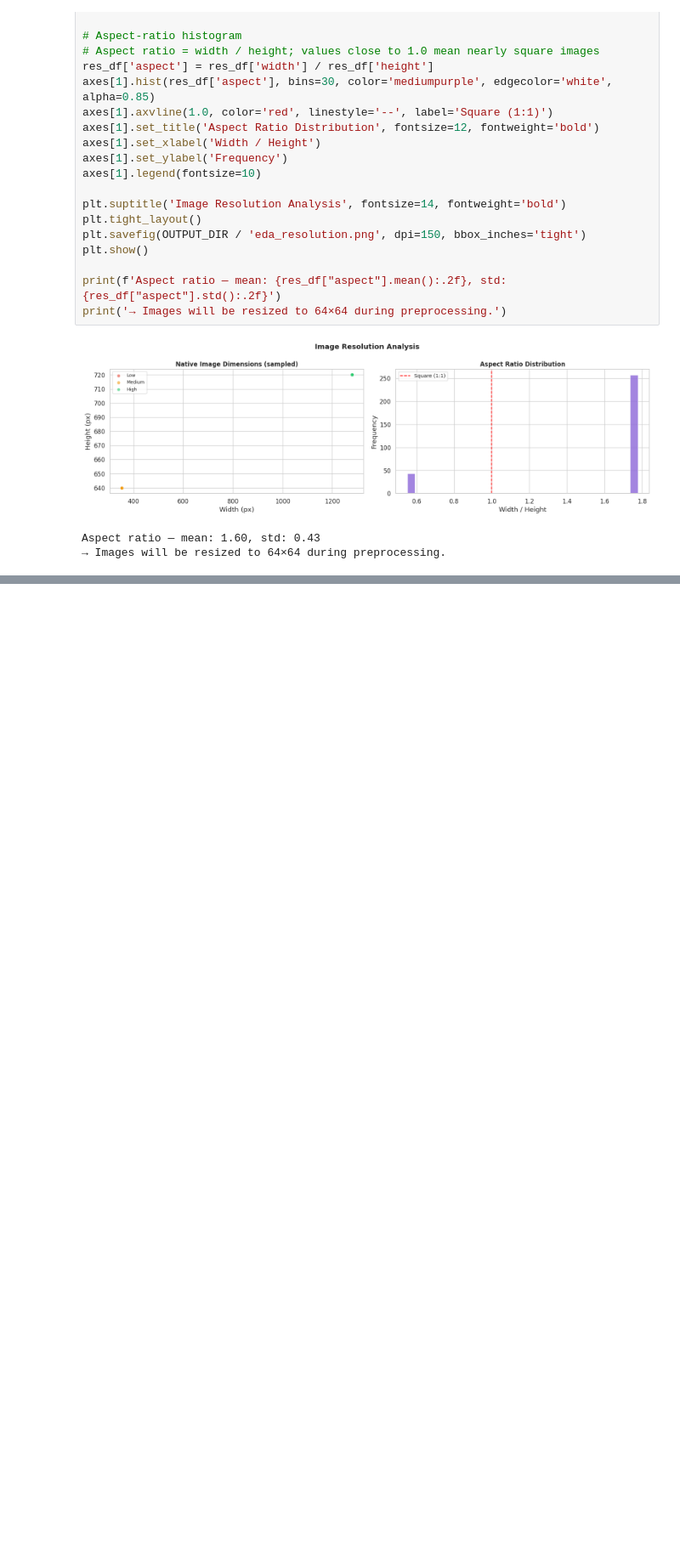
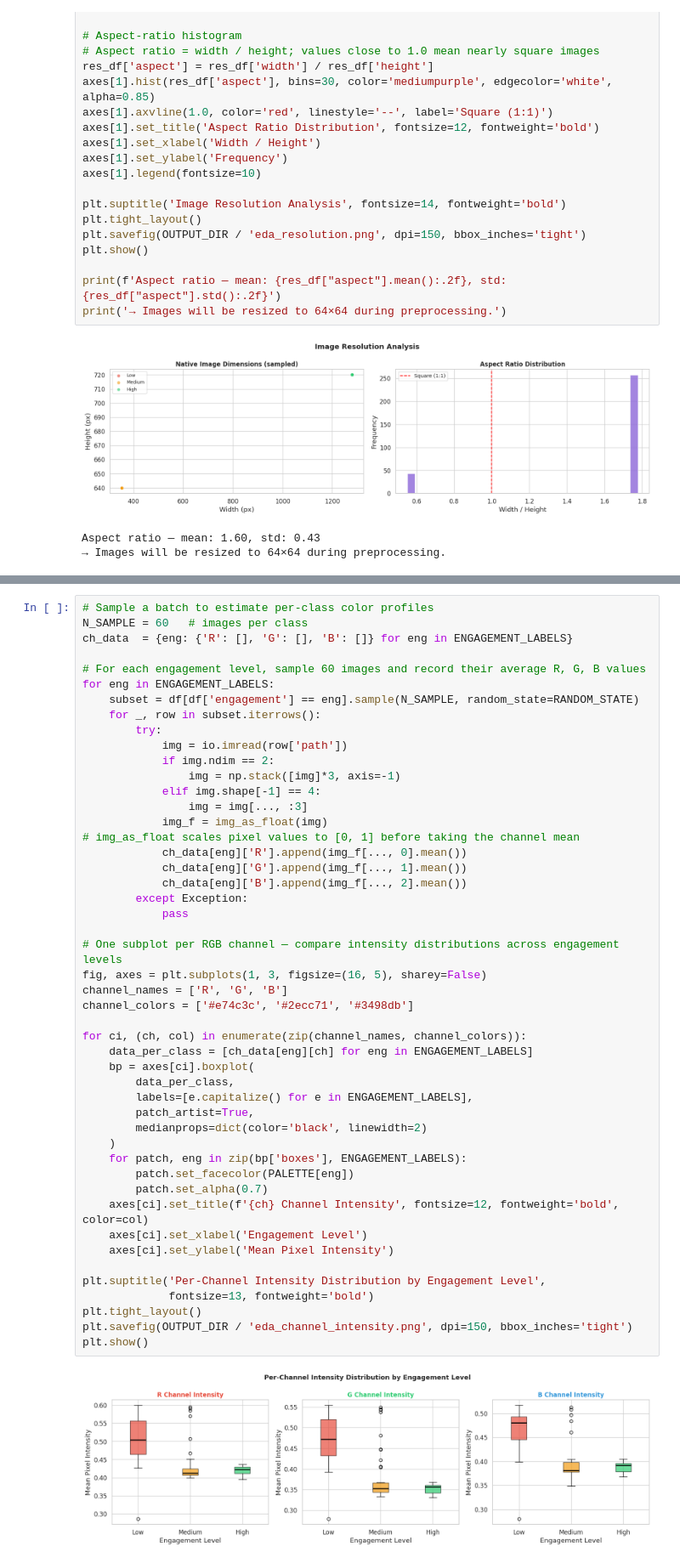
Before and after one commit to YasiniK/multimodal-student-cognitive-load-and-engagement-detection, a Jupyter notebook: Student_Engagement/se_eda_preprocessing.ipynb, the cells around one changed output, grey strips where cells are left out. Shown at 85% size. Cells and saved outputs as stored; diff of their text form; blank space fills up the shorter version.

Commit message:
EDA: Per-Channel Colour Intensity

```diff
--- a/Student_Engagement/se_eda_preprocessing.ipynb
+++ b/Student_Engagement/se_eda_preprocessing.ipynb
@@ -433,0 +477,50 @@ Aspect ratio — mean: 1.60, std: 0.43
+# %%
+# Sample a batch to estimate per-class color profiles
+N_SAMPLE = 60   # images per class
+ch_data  = {eng: {'R': [], 'G': [], 'B': []} for eng in ENGAGEMENT_LABELS}
+
+# For each engagement level, sample 60 images and record their average R, G, B values
+for eng in ENGAGEMENT_LABELS:
+    subset = df[df['engagement'] == eng].sample(N_SAMPLE, random_state=RANDOM_STATE)
+    for _, row in subset.iterrows():
+        try:
+            img = io.imread(row['path'])
+            if img.ndim == 2:
+                img = np.stack([img]*3, axis=-1)
+            elif img.shape[-1] == 4:
+                img = img[..., :3]
+            img_f = img_as_float(img)
+# img_as_float scales pixel values to [0, 1] before taking the channel mean
+            ch_data[eng]['R'].append(img_f[..., 0].mean())
+            ch_data[eng]['G'].append(img_f[..., 1].mean())
+            ch_data[eng]['B'].append(img_f[..., 2].mean())
+        except Exception:
+            pass
+
+# One subplot per RGB channel — compare intensity distributions across engagement levels
+fig, axes = plt.subplots(1, 3, figsize=(16, 5), sharey=False)
+channel_names = ['R', 'G', 'B']
+channel_colors = ['#e74c3c', '#2ecc71', '#3498db']
+
+for ci, (ch, col) in enumerate(zip(channel_names, channel_colors)):
+    data_per_class = [ch_data[eng][ch] for eng in ENGAGEMENT_LABELS]
+    bp = axes[ci].boxplot(
+        data_per_class,
+        labels=[e.capitalize() for e in ENGAGEMENT_LABELS],
+        patch_artist=True,
+        medianprops=dict(color='black', linewidth=2)
+    )
+    for patch, eng in zip(bp['boxes'], ENGAGEMENT_LABELS):
+        patch.set_facecolor(PALETTE[eng])
+        patch.set_alpha(0.7)
+    axes[ci].set_title(f'{ch} Channel Intensity', fontsize=12, fontweight='bold', color=col)
+    axes[ci].set_xlabel('Engagement Level')
+    axes[ci].set_ylabel('Mean Pixel Intensity')
+
+plt.suptitle('Per-Channel Intensity Distribution by Engagement Level',
+             fontsize=13, fontweight='bold')
+plt.tight_layout()
+plt.savefig(OUTPUT_DIR / 'eda_channel_intensity.png', dpi=150, bbox_inches='tight')
+plt.show()
+# %% [output]
+[figure, added]
```
Also changed, not shown: parts of 3 cells of this notebook.
